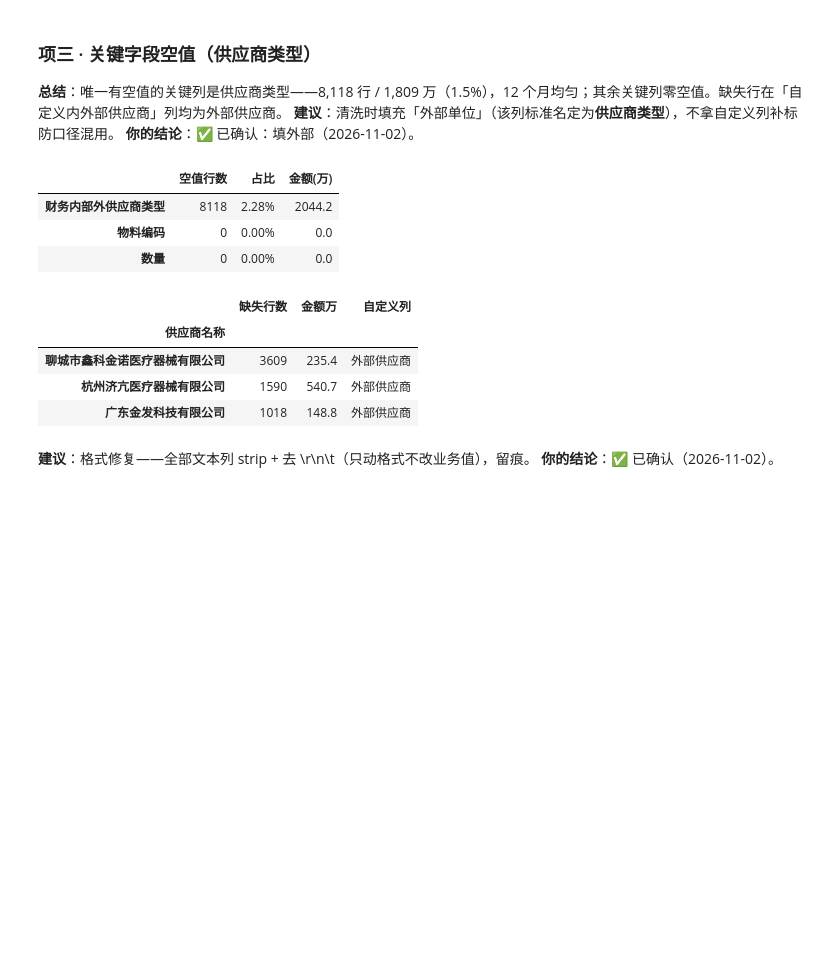
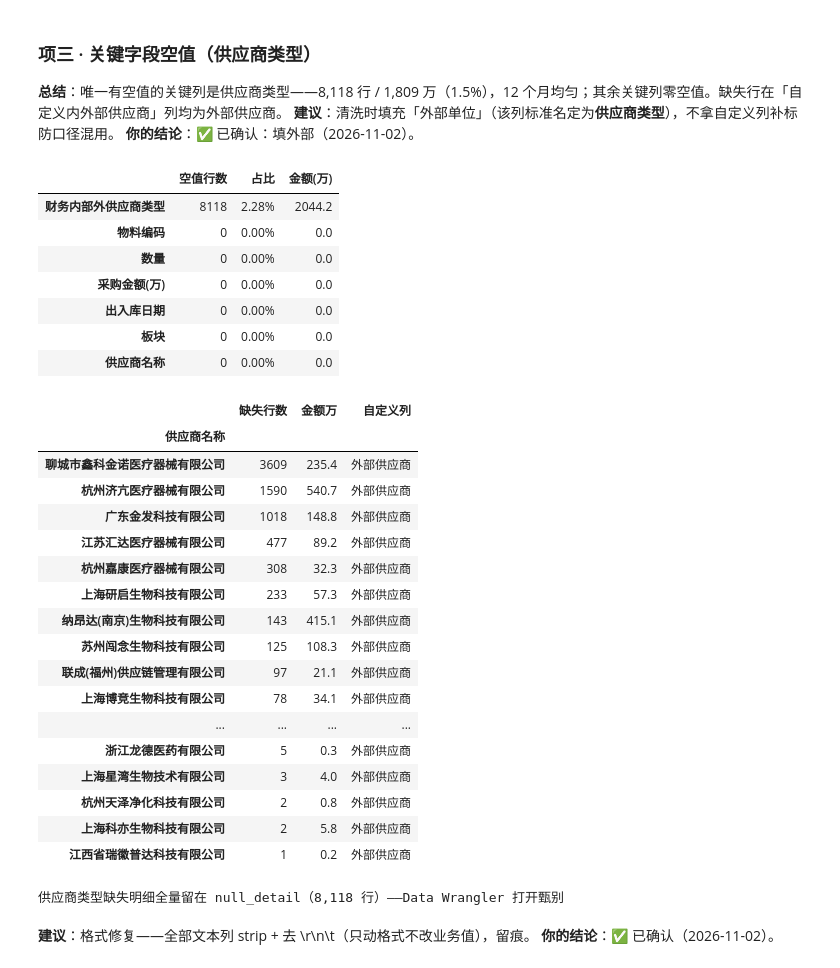
Before and after one commit to MalcolmShi/scm-ana, a Jupyter notebook: notebooks/采购增量分析/数据清洗确认.ipynb, the cells around one changed output. Drawn from its saved outputs; the diff is of its cells as text; code cells hidden in the pictures; blank space fills up the shorter version.

```diff
--- a/notebooks/采购增量分析/数据清洗确认.ipynb
+++ b/notebooks/采购增量分析/数据清洗确认.ipynb
@@ -83,24 +84,44 @@ print(f"自查定位：源表按整行全列一致筛，{len(g)} 组/{len(hit):,
 # %%
 # ===== 项三 空值（已确认：填外部） =====
 keys = ["物料编码","数量","采购金额(万)","出入库日期","板块","供应商名称","财务内部外供应商类型"]
 display(pd.DataFrame({"空值行数":[int(df[c].isna().sum()) for c in keys],
     "占比":[f"{df[c].isna().mean():.2%}" for c in keys],
     "金额(万)":[round(float(df.loc[df[c].isna(),"采购金额(万)"].sum()),1) for c in keys]},
-    index=keys).sort_values("空值行数", ascending=False).head(3))
+    index=keys).sort_values("空值行数", ascending=False))
 m = df["财务内部外供应商类型"].isna()
 top = df.loc[m].groupby("供应商名称").agg(缺失行数=("数量","size"), 金额万=("采购金额(万)","sum")).round(1)
 top["自定义列"] = df.loc[m].groupby("供应商名称")["自定义内外部供应商（凯莱谱、生物为外部）"].agg(lambda s: s.mode().iat[0])
-display(top.sort_values("缺失行数", ascending=False).head(3))
+display(top.sort_values("缺失行数", ascending=False))
+null_detail = df.loc[m]
+print(f"供应商类型缺失明细全量留在 null_detail（{len(null_detail):,} 行）——Data Wrangler 打开甄别")
 # %% [output]
 |  | 空值行数 | 占比 | 金额(万) |
 | 财务内部外供应商类型 | 8118 | 2.28% | 2044.2 |
 | 物料编码 | 0 | 0.00% | 0.0 |
 | 数量 | 0 | 0.00% | 0.0 |
+| 采购金额(万) | 0 | 0.00% | 0.0 |
+| 出入库日期 | 0 | 0.00% | 0.0 |
+| 板块 | 0 | 0.00% | 0.0 |
+| 供应商名称 | 0 | 0.00% | 0.0 |
 |  | 缺失行数 | 金额万 | 自定义列 |
 | 供应商名称 |  |  |  |
 | 聊城市鑫科金诺医疗器械有限公司 | 3609 | 235.4 | 外部供应商 |
 | 杭州济亢医疗器械有限公司 | 1590 | 540.7 | 外部供应商 |
 | 广东金发科技有限公司 | 1018 | 148.8 | 外部供应商 |
+| 江苏汇达医疗器械有限公司 | 477 | 89.2 | 外部供应商 |
+| 杭州嘉康医疗器械有限公司 | 308 | 32.3 | 外部供应商 |
+| 上海研启生物科技有限公司 | 233 | 57.3 | 外部供应商 |
+| 纳昂达(南京)生物科技有限公司 | 143 | 415.1 | 外部供应商 |
+| 苏州闯念生物科技有限公司 | 125 | 108.3 | 外部供应商 |
+| 联成(福州)供应链管理有限公司 | 97 | 21.1 | 外部供应商 |
+| 上海博竞生物科技有限公司 | 78 | 34.1 | 外部供应商 |
+| ... | ... | ... | ... |
+| 浙江龙德医药有限公司 | 5 | 0.3 | 外部供应商 |
+| 上海星湾生物技术有限公司 | 3 | 4.0 | 外部供应商 |
+| 杭州天泽净化科技有限公司 | 2 | 0.8 | 外部供应商 |
+| 上海科亦生物科技有限公司 | 2 | 5.8 | 外部供应商 |
+| 江西省瑞徽普达科技有限公司 | 1 | 0.2 | 外部供应商 |
+供应商类型缺失明细全量留在 null_detail（8,118 行）——Data Wrangler 打开甄别
 # %% [markdown]
 **建议**：格式修复——全部文本列 strip + 去 \r\n\t（只动格式不改业务值），留痕。
 **你的结论**：✅ 已确认（2026-11-02）。
```
Also changed, not shown: parts of 5 cells of this notebook, 25 other files.
